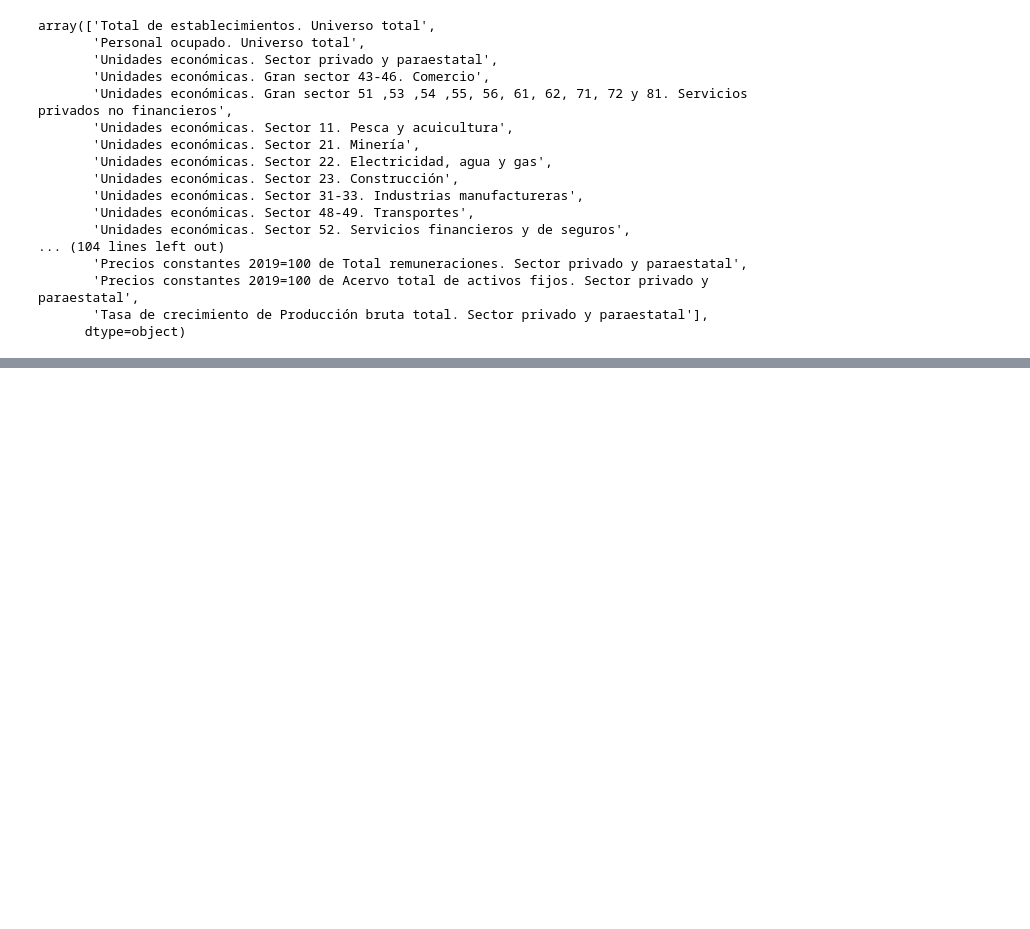
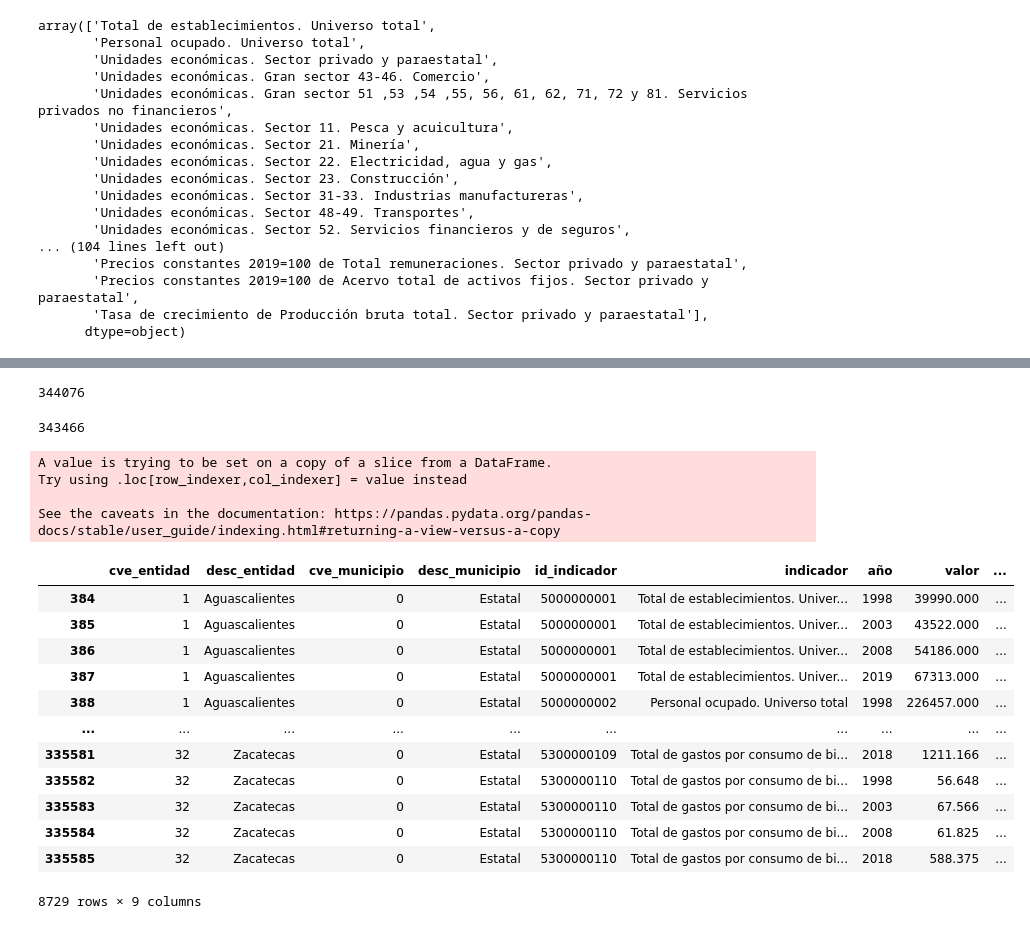
Before and after one commit to damontufar/project1, a Jupyter notebook: data_cleanup/inegi_data.ipynb, the cells around one changed output, grey strips where cells are left out. Drawn from its saved outputs; the diff is of its cells as text; code cells hidden in the pictures; blank space fills up the shorter version.

Commit message:
Adding Data 1998-2018

```diff
--- a/data_cleanup/inegi_data.ipynb
+++ b/data_cleanup/inegi_data.ipynb
@@ -43,0 +77,36 @@ array(['Total de establecimientos. Universo total',
+# %%
+df["id_indicador"] = pd.to_numeric(df["id_indicador"])
+# %%
+df["id_indicador"].count()
+# %% [output]
+344076
+# %%
+clean_df = df[df.id_indicador <= 6207128097]
+clean2_df = clean_df[clean_df.id_indicador != 5300000041 & 5300000043 & 5300000044 & 5300000045 & 5300000046 & 5300000047 & 5300000048
+& 5300000049 & 5300000050]
+clean2_df["id_indicador"].count()
+# %% [output]
+343466
+# %%
+df2 = clean2_df[(clean2_df["cve_entidad"]>0) & (clean2_df["cve_municipio"]==0) & (clean2_df["valor"]!="C")]
+df2["valor"] = df2["valor"].astype(float)
+state_df = df2.groupby(["cve_entidad","id_indicador"])
+state_df.head()
+# %% [output]
+A value is trying to be set on a copy of a slice from a DataFrame.
+Try using .loc[row_indexer,col_indexer] = value instead
+
+See the caveats in the documentation: https://pandas.pydata.org/pandas-docs/stable/user_guide/indexing.html#returning-a-view-versus-a-copy
+|  | cve_entidad | desc_entidad | cve_municipio | desc_municipio | id_indicador | indicador | año | valor | ... |
+| 384 | 1 | Aguascalientes | 0 | Estatal | 5000000001 | Total de establecimientos. Univer... | 1998 | 39990.000 | ... |
+| 385 | 1 | Aguascalientes | 0 | Estatal | 5000000001 | Total de establecimientos. Univer... | 2003 | 43522.000 | ... |
+| 386 | 1 | Aguascalientes | 0 | Estatal | 5000000001 | Total de establecimientos. Univer... | 2008 | 54186.000 | ... |
+| 387 | 1 | Aguascalientes | 0 | Estatal | 5000000001 | Total de establecimientos. Univer... | 2019 | 67313.000 | ... |
+| 388 | 1 | Aguascalientes | 0 | Estatal | 5000000002 | Personal ocupado. Universo total | 1998 | 226457.000 | ... |
+| ... | ... | ... | ... | ... | ... | ... | ... | ... | ... |
+| 335581 | 32 | Zacatecas | 0 | Estatal | 5300000109 | Total de gastos por consumo de bi... | 2018 | 1211.166 | ... |
+| 335582 | 32 | Zacatecas | 0 | Estatal | 5300000110 | Total de gastos por consumo de bi... | 1998 | 56.648 | ... |
+| 335583 | 32 | Zacatecas | 0 | Estatal | 5300000110 | Total de gastos por consumo de bi... | 2003 | 67.566 | ... |
+| 335584 | 32 | Zacatecas | 0 | Estatal | 5300000110 | Total de gastos por consumo de bi... | 2008 | 61.825 | ... |
+| 335585 | 32 | Zacatecas | 0 | Estatal | 5300000110 | Total de gastos por consumo de bi... | 2018 | 588.375 | ... |
+8729 rows × 9 columns
```
Also changed, not shown: parts of 12 cells of this notebook.
